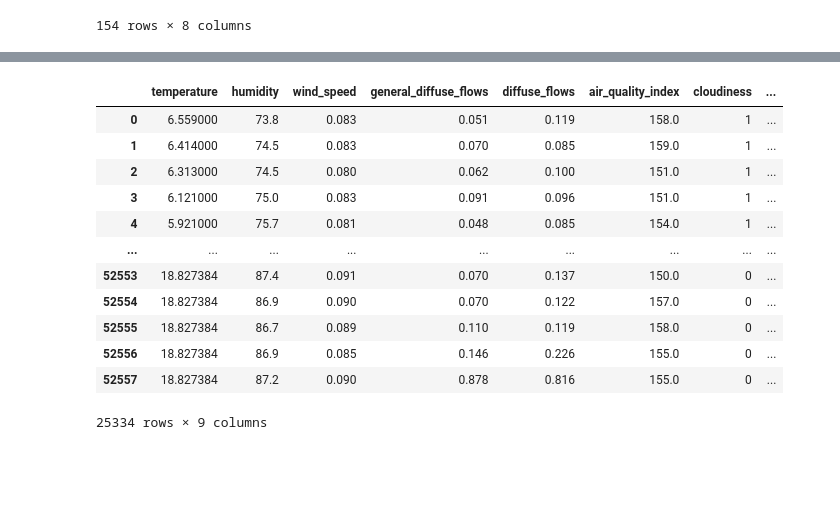
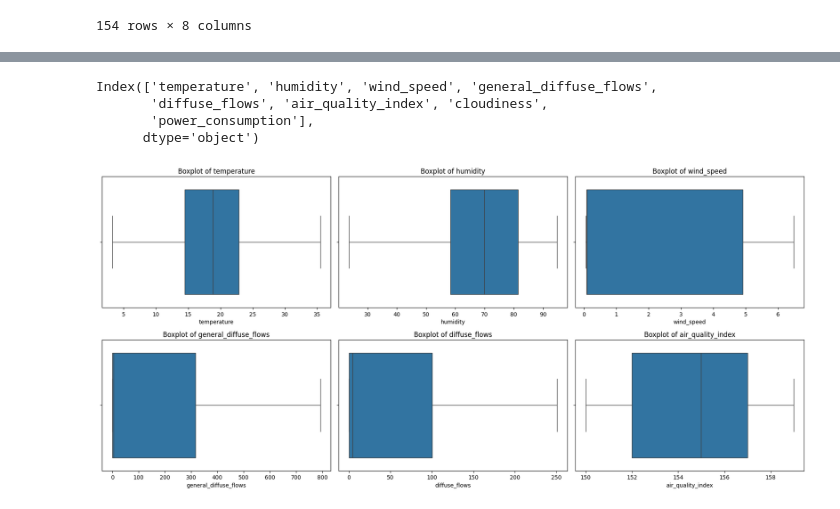
Before and after one commit to nareshrbg/power-consumption-predictor, a Jupyter notebook: power-consumption-predictor.ipynb, the cells around one changed output, grey strips where cells are left out. Cells and saved outputs as stored; diff of their text form; code cells hidden in the pictures; blank space fills up the shorter version.

```diff
--- a/power-consumption-predictor.ipynb
+++ b/power-consumption-predictor.ipynb
@@ -441,17 +447,20 @@ Column general_diffuse_flows's Min val is -475.34, Max val is 792.41 and outlier
 Column diffuse_flows's Min val is -150.37, Max val is 250.94 and outlier count is 4621
 Column air_quality_index's Min val is 144.5, Max val is 164.5 and outlier count is 0
 # %%
-plt.Figure((20,5))
-fig, axes = plt.subplots(nrows=3, ncols=3, figsize=(18, 12))
-axes = axes.flatten()
-for i, col in enumerate(df.columns[:-2]):
-    sns.boxplot(df, x=df[col], ax=axes[i])
-    axes[i].set_title(f'Boxplot of {col}')
-# Turn off the unused subplots (if any)
-for j in range(len(df.columns[:-2]), len(axes)):
-    fig.delaxes(axes[j])
-plt.tight_layout()
-plt.show()
+def draw_outlier_plot(df):
+    plt.Figure((20,5))
+    fig, axes = plt.subplots(nrows=3, ncols=3, figsize=(18, 12))
+    axes = axes.flatten()
+    for i, col in enumerate(df.columns[:-2]):
+        sns.boxplot(df, x=df[col], ax=axes[i])
+        axes[i].set_title(f'Boxplot of {col}')
+    # Turn off the unused subplots (if any)
+    for j in range(len(df.columns[:-2]), len(axes)):
+        fig.delaxes(axes[j])
+    plt.tight_layout()
+    plt.show()
+
+draw_outlier_plot(df)
 # %% [output]
 [figure]
 # %%
@@ -513,3 +481,0 @@ transformed_value, lambda_optimal = boxcox(df['general_diffuse_flows'])
-# %%
-df['Value_log']=transformed_value
-calculate_outlier_count(['Value_log'])
@@ -533,16 +482,7 @@ sns.histplot(data=df, x=df['general_diffuse_flows'], kde=True, bins=20)
-# %%
-df[(df['general_diffuse_flows']>0) &(df['general_diffuse_flows']<1)]
-# %% [output]
-|  | temperature | humidity | wind_speed | general_diffuse_flows | diffuse_flows | air_quality_index | cloudiness | ... |
-| 0 | 6.559000 | 73.8 | 0.083 | 0.051 | 0.119 | 158.0 | 1 | ... |
-| 1 | 6.414000 | 74.5 | 0.083 | 0.070 | 0.085 | 159.0 | 1 | ... |
-| 2 | 6.313000 | 74.5 | 0.080 | 0.062 | 0.100 | 151.0 | 1 | ... |
-| 3 | 6.121000 | 75.0 | 0.083 | 0.091 | 0.096 | 151.0 | 1 | ... |
-| 4 | 5.921000 | 75.7 | 0.081 | 0.048 | 0.085 | 154.0 | 1 | ... |
-| ... | ... | ... | ... | ... | ... | ... | ... | ... |
-| 52553 | 18.827384 | 87.4 | 0.091 | 0.070 | 0.137 | 150.0 | 0 | ... |
-| 52554 | 18.827384 | 86.9 | 0.090 | 0.070 | 0.122 | 157.0 | 0 | ... |
-| 52555 | 18.827384 | 86.7 | 0.089 | 0.110 | 0.119 | 158.0 | 0 | ... |
-| 52556 | 18.827384 | 86.9 | 0.085 | 0.146 | 0.226 | 155.0 | 0 | ... |
-| 52557 | 18.827384 | 87.2 | 0.090 | 0.878 | 0.816 | 155.0 | 0 | ... |
-25334 rows × 9 columns
+# %%
+df.columns
+# %% [output]
+Index(['temperature', 'humidity', 'wind_speed', 'general_diffuse_flows',
+       'diffuse_flows', 'air_quality_index', 'cloudiness',
+       'power_consumption'],
+      dtype='object')
@@ -548,0 +510,4 @@ df[(df['general_diffuse_flows']>0) &(df['general_diffuse_flows']<1)]
+# %%
+draw_outlier_plot(df)
+# %% [output]
+[figure, added]
```
Also changed, not shown: parts of 18 cells of this notebook, 4 other files.
